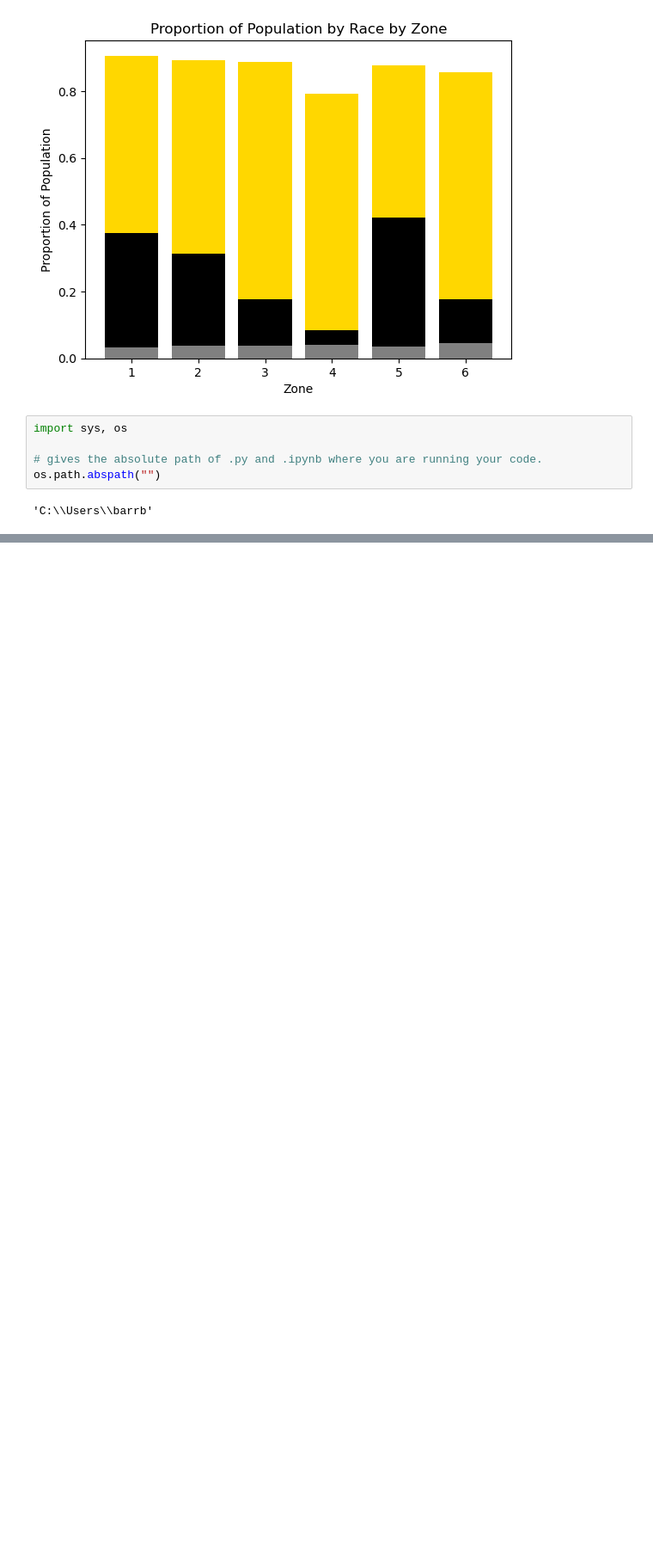
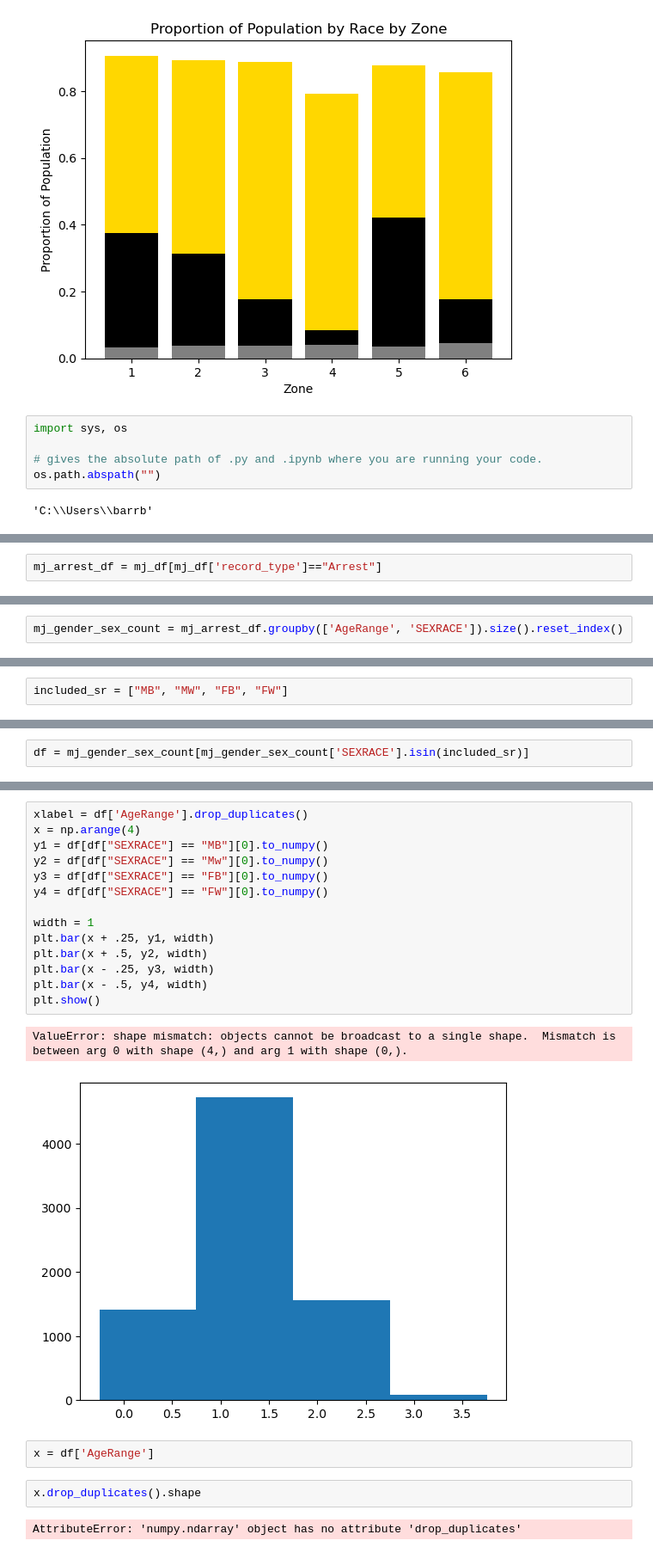
Before and after one commit to Police-Data-Accessibility-Project/caasi-help-desk, a Jupyter notebook: mj-decriminalization/MJ Graphs.ipynb, the cells around one changed output, grey strips where cells are left out. Shown at 86% size. Saved outputs shown, nothing was run; the diff lists cells and outputs as text; blank space fills up the shorter version.

```diff
--- a/mj-decriminalization/MJ Graphs.ipynb
+++ b/mj-decriminalization/MJ Graphs.ipynb
@@ -1165,0 +1322,2 @@ os.path.abspath("")
+# %%
+mj_arrest_df = mj_df[mj_df['record_type']=="Arrest"]
@@ -1165,0 +1356,2 @@ os.path.abspath("")
+# %%
+mj_gender_sex_count = mj_arrest_df.groupby(['AgeRange', 'SEXRACE']).size().reset_index()
@@ -1165,0 +1374,2 @@ os.path.abspath("")
+# %%
+included_sr = ["MB", "MW", "FB", "FW"]
@@ -1165,0 +1396,2 @@ os.path.abspath("")
+# %%
+df = mj_gender_sex_count[mj_gender_sex_count['SEXRACE'].isin(included_sr)]
@@ -1165,0 +1418,23 @@ os.path.abspath("")
+# %%
+xlabel = df['AgeRange'].drop_duplicates()
+x = np.arange(4)
+y1 = df[df["SEXRACE"] == "MB"][0].to_numpy()
+y2 = df[df["SEXRACE"] == "Mw"][0].to_numpy()
+y3 = df[df["SEXRACE"] == "FB"][0].to_numpy()
+y4 = df[df["SEXRACE"] == "FW"][0].to_numpy()
+
+width = 1
+plt.bar(x + .25, y1, width)
+plt.bar(x + .5, y2, width)
+plt.bar(x - .25, y3, width)
+plt.bar(x - .5, y4, width)
+plt.show()
+# %% [output]
+ValueError: shape mismatch: objects cannot be broadcast to a single shape.  Mismatch is between arg 0 with shape (4,) and arg 1 with shape (0,).
+[figure, added]
+# %%
+x = df['AgeRange']
+# %%
+x.drop_duplicates().shape
+# %% [output]
+AttributeError: 'numpy.ndarray' object has no attribute 'drop_duplicates'
```
Also changed, not shown: parts of 32 cells of this notebook.
